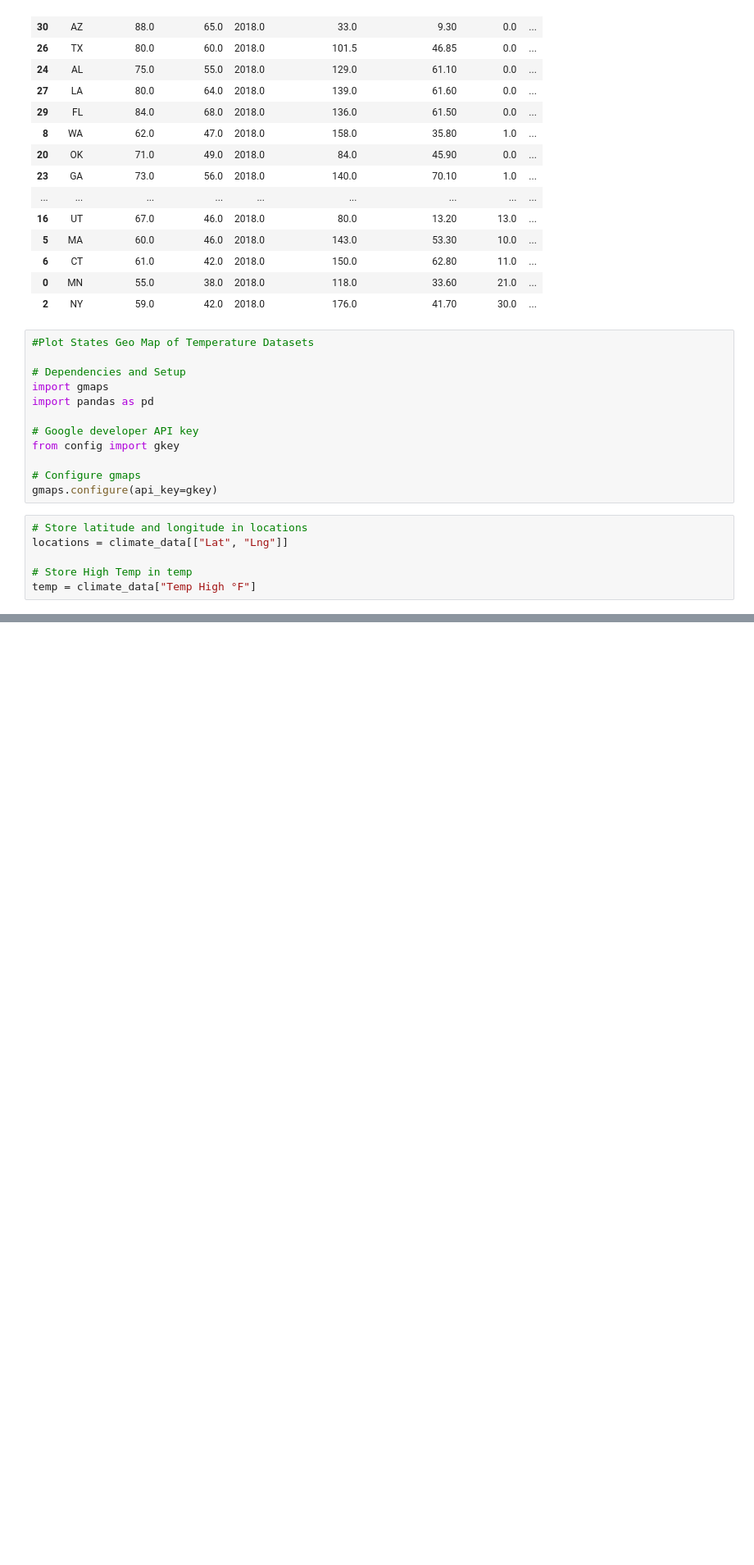
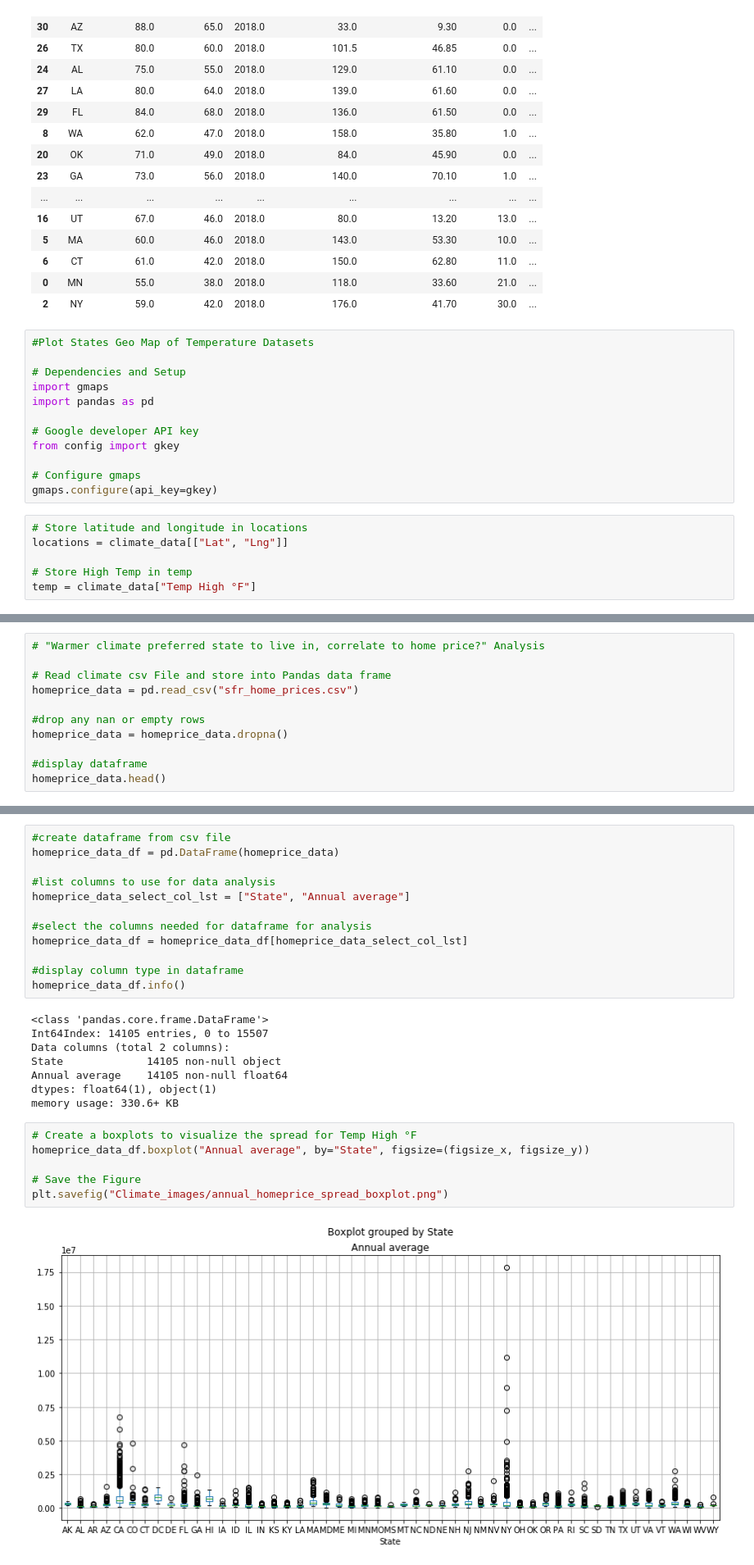
Before and after one commit to prakashbalasubramaniam/The_Incredible_Quad, a Jupyter notebook: Climate_analysis/climate_main_analysis.ipynb, the cells around one changed output, grey strips where cells are left out. Shown: that part at 82% size. Drawn from its saved outputs; the diff is of its cells as text; blank space fills up the shorter version.

Commit message:
Upload Climate Analysis script and saved plots. Update Working_Presentation Climate question

```diff
--- a/Climate_analysis/climate_main_analysis.ipynb
+++ b/Climate_analysis/climate_main_analysis.ipynb
@@ -314,3 +312,14 @@ fig_geo.add_layer(heat_layer)
 fig_geo
 # %% [output]
 [interactive output not drawn]
+# %%
+# "Warmer climate preferred state to live in, correlate to home price?" Analysis
+
+# Read climate csv File and store into Pandas data frame
+homeprice_data = pd.read_csv("sfr_home_prices.csv")
+
+#drop any nan or empty rows
+homeprice_data = homeprice_data.dropna()
+
+#display dataframe
+homeprice_data.head()
@@ -316,0 +333,28 @@ fig_geo
+# %%
+#create dataframe from csv file
+homeprice_data_df = pd.DataFrame(homeprice_data)
+
+#list columns to use for data analysis
+homeprice_data_select_col_lst = ["State", "Annual average"]
+
+#select the columns needed for dataframe for analysis
+homeprice_data_df = homeprice_data_df[homeprice_data_select_col_lst]
+
+#display column type in dataframe
+homeprice_data_df.info()
+# %% [output]
+<class 'pandas.core.frame.DataFrame'>
+Int64Index: 14105 entries, 0 to 15507
+Data columns (total 2 columns):
+State             14105 non-null object
+Annual average    14105 non-null float64
+dtypes: float64(1), object(1)
+memory usage: 330.6+ KB
+# %%
+# Create a boxplots to visualize the spread for Temp High °F
+homeprice_data_df.boxplot("Annual average", by="State", figsize=(figsize_x, figsize_y))
+
+# Save the Figure
+plt.savefig("Climate_images/annual_homeprice_spread_boxplot.png")
+# %% [output]
+[figure, added]
```
Also changed, not shown: parts of 7 cells of this notebook, 4 other files.
